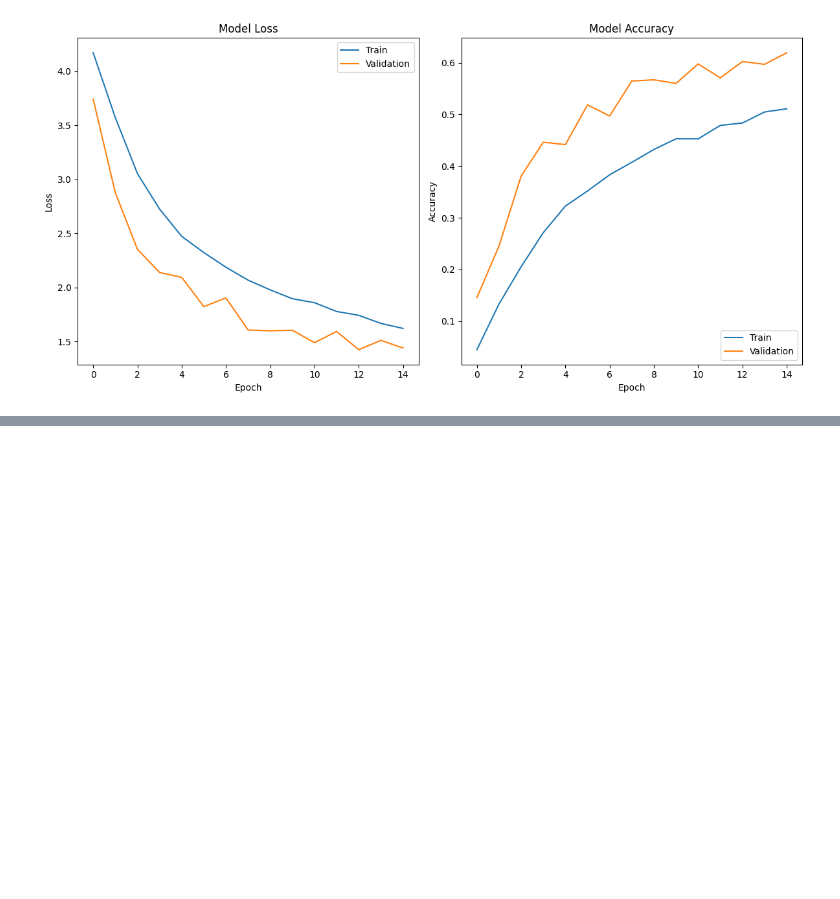
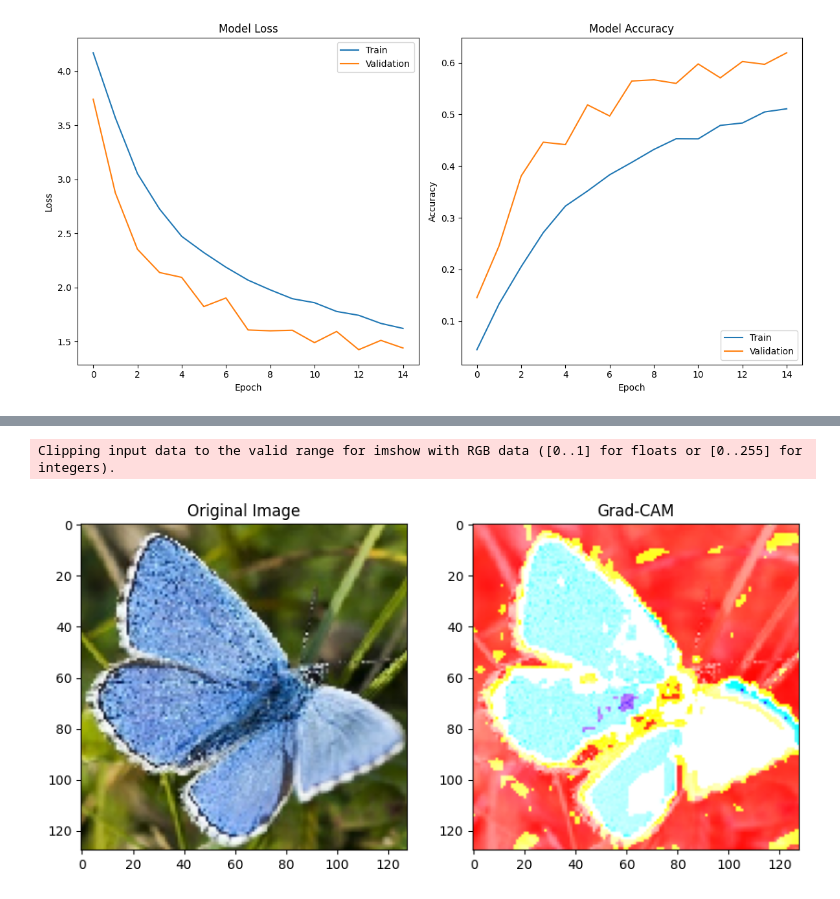
Before and after one commit to j-nordin/CNN-Classify-butterflies, a Jupyter notebook: model/CNN.ipynb, the cells around one changed output, grey strips where cells are left out. Drawn from its saved outputs; the diff is of its cells as text; code cells hidden in the pictures; blank space fills up the shorter version.

```diff
--- a/model/CNN.ipynb
+++ b/model/CNN.ipynb
@@ -224,4 +224,4 @@ model.save('butterfly_classifier_CNN.h5')
 from tensorflow.keras.models import load_model
 
 # Load the model
-loaded_model = load_model('butterfly_classifier_CNN.h5')
+model = load_model('butterfly_classifier_CNN.keras')
@@ -254,0 +279,73 @@ plt.show()
+# %%
+import numpy as np
+import matplotlib.pyplot as plt
+from tensorflow.keras.preprocessing import image
+from tensorflow.keras.models import Model
+import tensorflow as tf
+import cv2
+
+# Extract the last convolutional layer for Grad-CAM
+last_conv_layer = model.get_layer('conv2d_1') # Name found in model-summary
+
+# Create a model that maps the input image to the last conv layer's output
+grad_model = Model([model.inputs], [last_conv_layer.output, model.output])
+
+# Get the input image and preprocess it (normalize it as the model is trained on normalized images)
+img_path = data_path + '/Image_2.jpg'
+img = image.load_img(img_path, target_size=target_size)
+img_array = image.img_to_array(img)
+img_array = np.expand_dims(img_array, axis=0) # Add dummy dimension for representing a batch
+img_array /= 255.0 # Normalize
+
+# Get the gradients of the target class with respect to the output of the last conv layer
+with tf.GradientTape() as tape:
+    conv_output, predictions = grad_model(img_array)
+    class_idx = np.argmax(predictions[0])
+    loss = predictions[:, class_idx]
+
+# Calculate  gradients
+grads = tape.gradient(loss, conv_output)[0]
+
+# Pool the gradients over each feature map
+pooled_grads = tf.reduce_mean(grads, axis=(0, 1))
+
+# Multiply each feature map by its importance score (pooled gradient)
+heatmap = tf.reduce_mean(tf.multiply(conv_output, pooled_grads), axis=-1)
+
+# Apply ReLU to the heatmap to focus on positive contributions
+heatmap = tf.maximum(heatmap, 0)
+
+# Normalize the heatmap
+heatmap /= tf.reduce_max(heatmap)
+
+# Convert to numpy array for visualization
+heatmap = heatmap.numpy()
+
+# Make heatmap axis be in same order as original image array
+heatmap = np.moveaxis(heatmap, 0, 2)
+
+# Upsample the heatmap to match the original image size
+upsampled_heatmap = tf.image.resize(heatmap, (128, 128)).numpy()
+
+# Superimpose the heatmap on the original image (blen original image with activation heatmap)
+superimposed_img = np.uint8(255 * upsampled_heatmap)
+superimposed_img = cv2.applyColorMap(superimposed_img, cv2.COLORMAP_JET)
+superimposed_img = superimposed_img.astype('float32')
+
+color_mapped_img = cv2.cvtColor(img_array[0,:,:,:], cv2.COLOR_RGB2BGR)
+superimposed_img = cv2.addWeighted(color_mapped_img, 0.8, superimposed_img, 0.3, 0)
+
+# Plot the original image and the superimposed image
+plt.figure(figsize=(10, 5))
+plt.subplot(1, 2, 1)
+plt.imshow(img)
+plt.title('Original Image')
+
+plt.subplot(1, 2, 2)
+plt.imshow(superimposed_img)
+plt.title('Grad-CAM')
+
+plt.show()
+# %% [output]
+Clipping input data to the valid range for imshow with RGB data ([0..1] for floats or [0..255] for integers).
+[figure, added]
```
Also changed, not shown: parts of 3 cells of this notebook, 1 other file.
